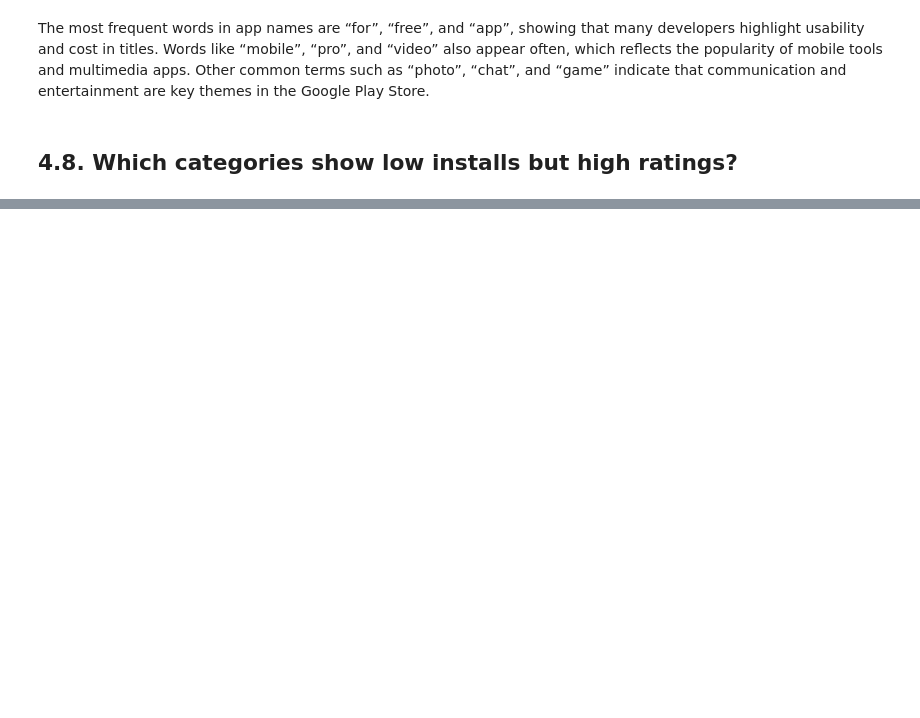
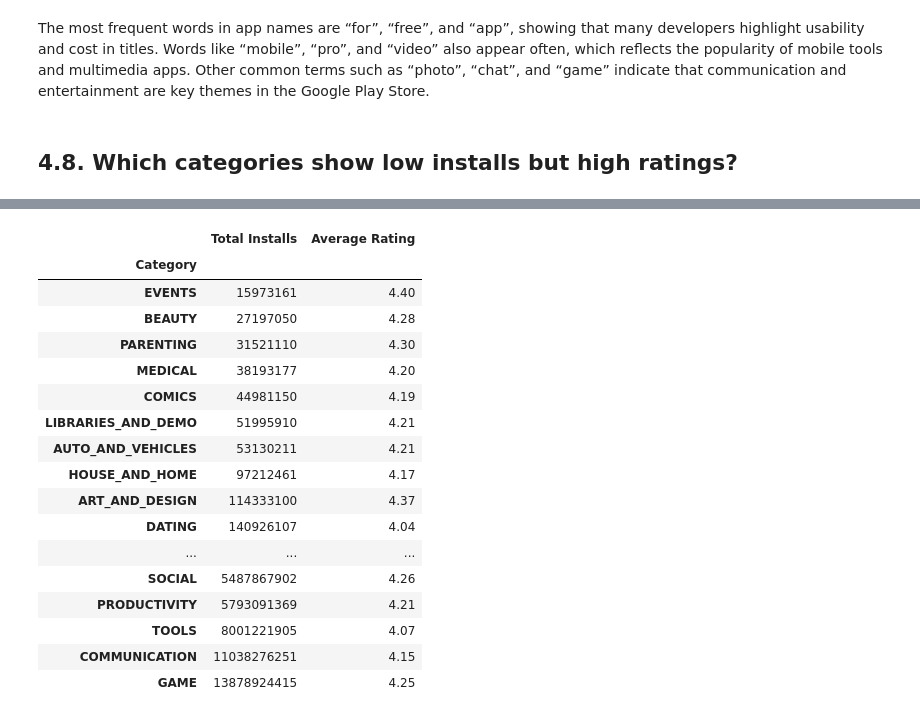
Before and after one commit to emredemirbas/google-playstore-eda, a Jupyter notebook: google_play_store_eda.ipynb, the cells around one changed output, grey strips where cells are left out. Cells and saved outputs as stored; diff of their text form; code cells hidden in the pictures; blank space fills up the shorter version.

```diff
--- a/google_play_store_eda.ipynb
+++ b/google_play_store_eda.ipynb
@@ -1223,0 +1274,24 @@ google_play_store_df["Rating"].value_counts().sort_values(ascending=False)
+# %%
+# join cat_vs_total_installs & cat_vs_avg_rating into a single df
+cat_vs_total_installs_and_avg_rating = pd.concat([cat_vs_total_installs, cat_vs_avg_rating], axis=1)
+cat_vs_total_installs_and_avg_rating = cat_vs_total_installs_and_avg_rating.sort_values(["Total Installs", "Average Rating"], ascending=[True, False])
+cat_vs_total_installs_and_avg_rating
+# %% [output]
+|  | Total Installs | Average Rating |
+| Category |  |  |
+| EVENTS | 15973161 | 4.40 |
+| BEAUTY | 27197050 | 4.28 |
+| PARENTING | 31521110 | 4.30 |
+| MEDICAL | 38193177 | 4.20 |
+| COMICS | 44981150 | 4.19 |
+| LIBRARIES_AND_DEMO | 51995910 | 4.21 |
+| AUTO_AND_VEHICLES | 53130211 | 4.21 |
+| HOUSE_AND_HOME | 97212461 | 4.17 |
+| ART_AND_DESIGN | 114333100 | 4.37 |
+| DATING | 140926107 | 4.04 |
+| ... | ... | ... |
+| SOCIAL | 5487867902 | 4.26 |
+| PRODUCTIVITY | 5793091369 | 4.21 |
+| TOOLS | 8001221905 | 4.07 |
+| COMMUNICATION | 11038276251 | 4.15 |
+| GAME | 13878924415 | 4.25 |
```
Also changed, not shown: parts of 7 cells of this notebook.
